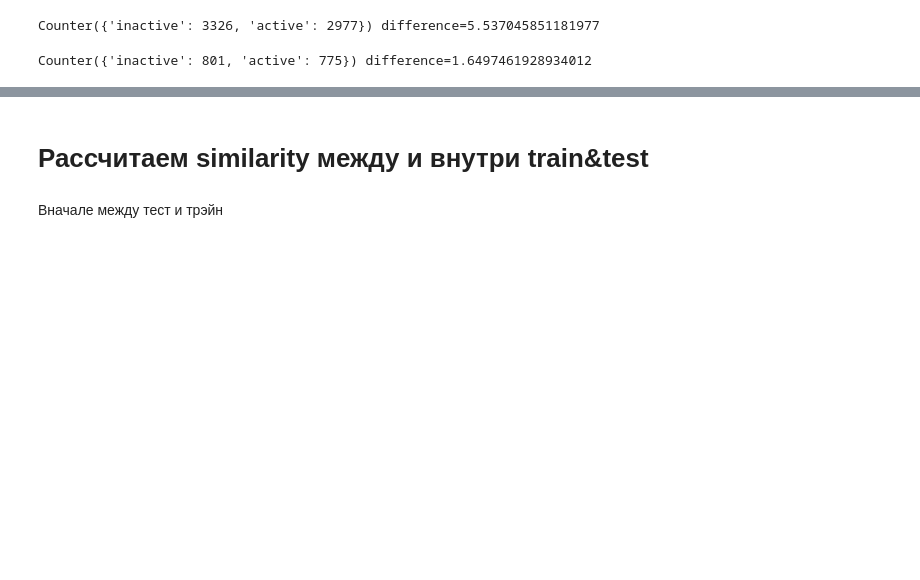
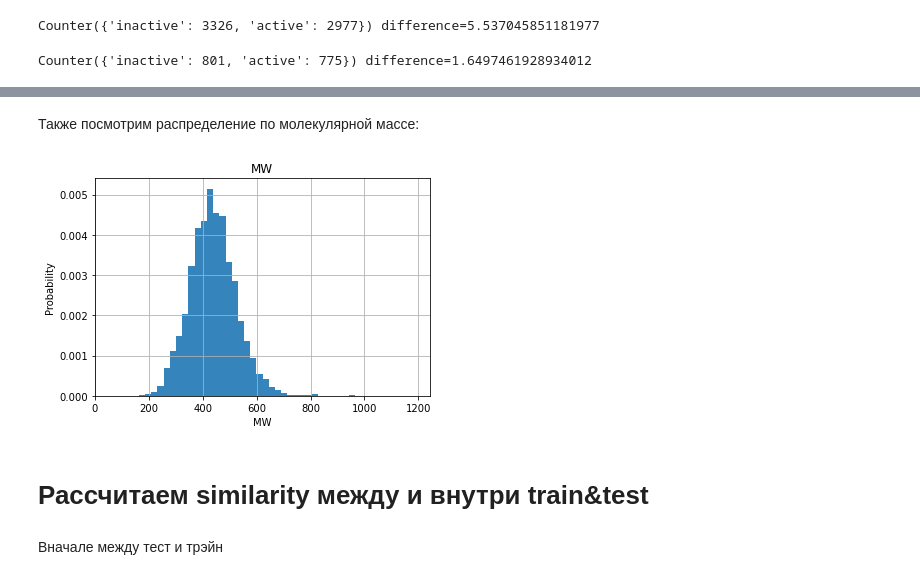
Before and after one commit to ElinaSmall/hERG_model, a Jupyter notebook: notebooks/002.0-smolkina-similatity-herg.ipynb, the cells around one changed output, grey strips where cells are left out. Saved outputs shown, nothing was run; the diff lists cells and outputs as text; code cells hidden in the pictures; blank space fills up the shorter version.

```diff
--- a/notebooks/002.0-smolkina-similatity-herg.ipynb
+++ b/notebooks/002.0-smolkina-similatity-herg.ipynb
@@ -111,3 +113,9 @@ plot_pIC50(y_test, name= "test")
+# %% [markdown]
+Также посмотрим распределение по молекулярной массе:
+# %%
+plot_pIC50(df1, name='MW', value ='MW')
+# %% [output]
+[figure, added]
 # %% [markdown]
 # Рассчитаем similarity между и внутри train&test
 # %% [markdown]
```
Also changed, not shown: parts of 5 cells of this notebook.
